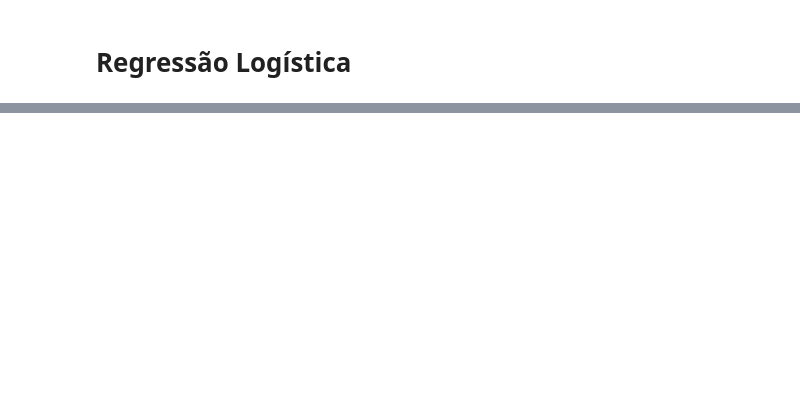
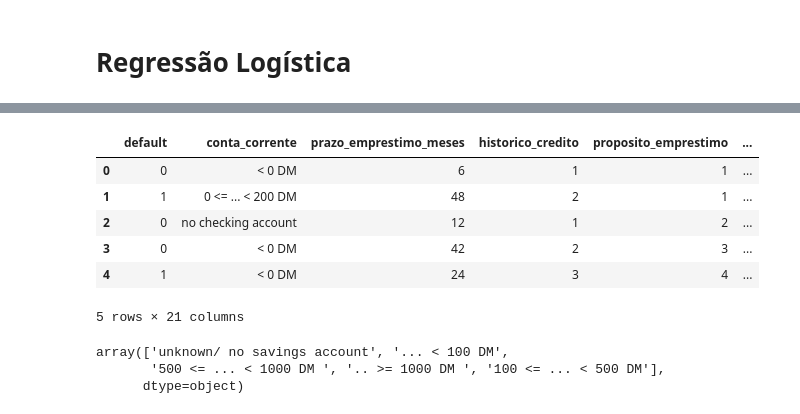
Before and after one commit to romulosilvestre/anacondabank_m, a Jupyter notebook: aula_02.ipynb, the cells around one changed output, grey strips where cells are left out. Saved outputs shown, nothing was run; the diff lists cells and outputs as text; code cells hidden in the pictures; blank space fills up the shorter version.

```diff
--- a/aula_02.ipynb
+++ b/aula_02.ipynb
@@ -342,0 +652,19 @@ Successfully installed joblib-1.4.2 scikit-learn-1.5.2 scipy-1.14.1 threadpoolct
+# %%
+print(df_mapeado['proposito_emprestimo'].unique())
+
+dict_proposito = {
+    'domestic appliances': 1,
+    '(vacation - does not exist?)': 2,
+    'radio/television': 3,
+    'car (new)': 4,
+    'car (used)': 5,
+    'business': 6,
+    'repairs': 7,
+    'education': 8,
+    'furniture/equipment': 9,
+    'retraining': 10
+}
+
+df_mapeado['proposito_emprestimo'] = df_mapeado['proposito_emprestimo'].map(dict_proposito)
+
+print(df_mapeado)
@@ -342,0 +689,16 @@ Successfully installed joblib-1.4.2 scikit-learn-1.5.2 scipy-1.14.1 threadpoolct
+# %%
+df_mapeado.head()
+# %% [output]
+|  | default | conta_corrente | prazo_emprestimo_meses | historico_credito | proposito_emprestimo | ... |
+| 0 | 0 | < 0 DM | 6 | 1 | 1 | ... |
+| 1 | 1 | 0 <= ... < 200 DM | 48 | 2 | 1 | ... |
+| 2 | 0 | no checking account | 12 | 1 | 2 | ... |
+| 3 | 0 | < 0 DM | 42 | 2 | 3 | ... |
+| 4 | 1 | < 0 DM | 24 | 3 | 4 | ... |
+5 rows × 21 columns
+# %%
+df_mapeado['reserva_cc'].unique()
+# %% [output]
+array(['unknown/ no savings account', '... < 100 DM',
+       '500 <= ... < 1000 DM ', '.. >= 1000 DM ', '100 <= ... < 500 DM'],
+      dtype=object)
```
Also changed, not shown: parts of 73 cells of this notebook, 3 other files.
